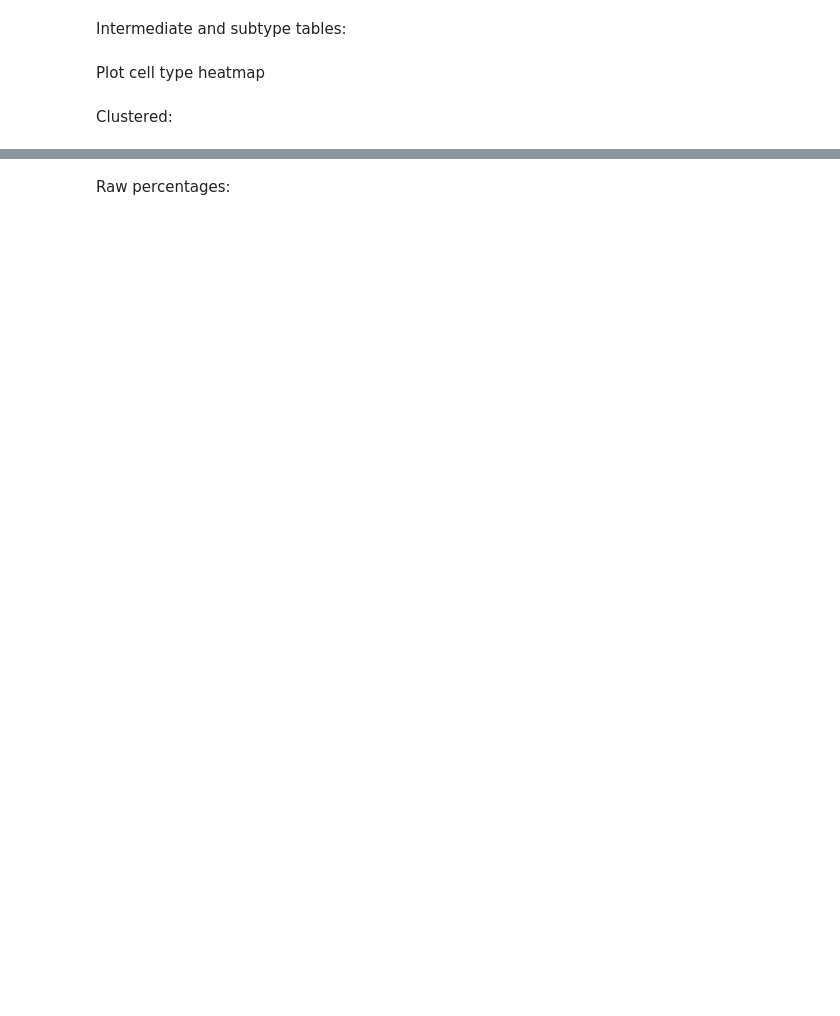
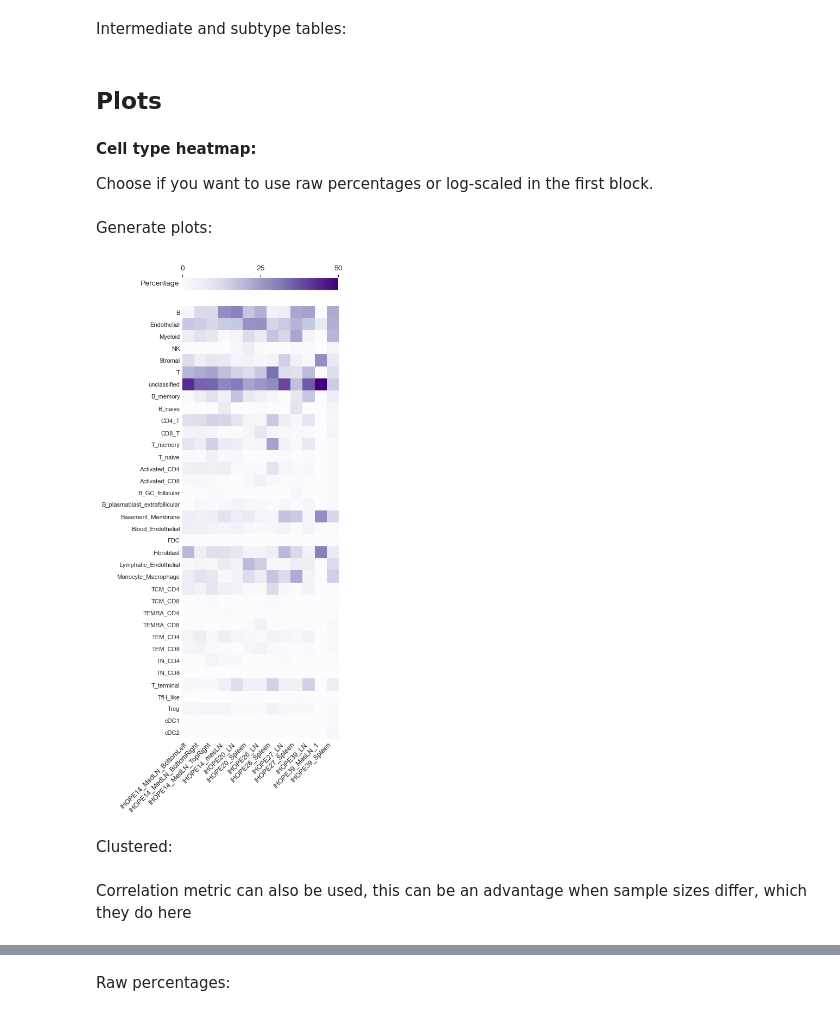
Before and after one commit to EmmyRamsesBerg/IHOPE_SpatialProteomics, a Jupyter notebook: notebooks/Sample_comparison_IHOPE.ipynb, the cells around one changed output, grey strips where cells are left out. Drawn from its saved outputs; the diff is of its cells as text; code cells hidden in the pictures; blank space fills up the shorter version.

Commit message:
Streamlined notebook for comparison and plotting

```diff
--- a/notebooks/Sample_comparison_IHOPE.ipynb
+++ b/notebooks/Sample_comparison_IHOPE.ipynb
@@ -166,5 +226,9 @@ with pd.ExcelWriter(excel_path, engine="openpyxl") as writer:
     for name, table in tables.items():
         table.to_excel(writer, sheet_name=name)
 print(f"Saved {excel_path}")
+# %% [markdown]
+## Plots
 # %% [markdown]
-Plot cell type heatmap
+**Cell type heatmap:**
+
+Choose if you want to use raw percentages or log-scaled in the first block.
@@ -176,6 +235,16 @@ plot_matrix = np.log10(matrix + 0.1)
+# %%
+USE_LOG = False  # set True for log scaled percentages
+
+plot_matrix = np.log10(matrix + 0.1) if USE_LOG else matrix
+scale_label = "log"    if USE_LOG else "linear"
+cbar_label  = "Log percentage (+0.1)" if USE_LOG else "Percentage"
+# %% [markdown]
+Generate plots:
 # %%
 plot_celltype_heatmap(
     plot_matrix,
-    scale = "log",
-    colorbar_legend="Log percentage +0.1"
+    scale = scale_label,
+    colorbar_legend=cbar_label
 )
+# %% [output]
+[figure, added]
@@ -206,6 +268,8 @@ plot_celltype_clustermap(
     cluster_rows=False,
     cluster_cols=True
 )
+# %% [markdown]
+Correlation metric can also be used, this can be an advantage when sample sizes differ, which they do here
 # %%
 # With correlation metric instead of Euclidean
 
```
Also changed, not shown: parts of 34 cells of this notebook.
